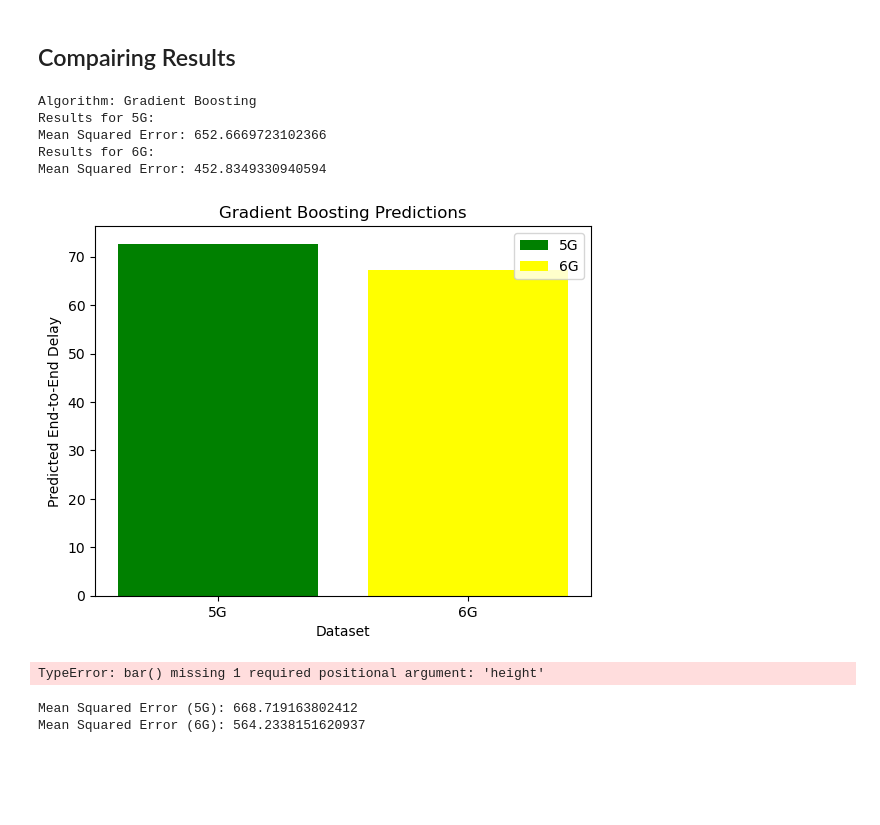
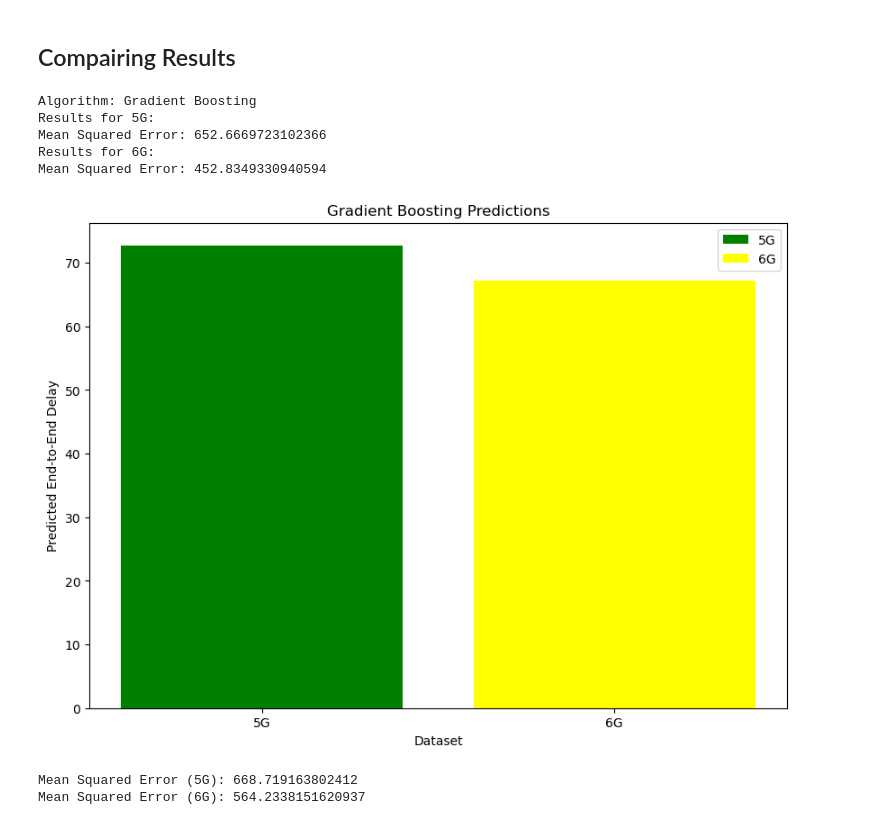
Before and after one commit to logicalNil/5g6gComparision, a Jupyter notebook: Implementation.ipynb, the cells around one changed output. Cells and saved outputs as stored; diff of their text form; code cells hidden in the pictures; blank space fills up the shorter version.

```diff
--- a/Implementation.ipynb
+++ b/Implementation.ipynb
@@ -145,34 +145,31 @@ for name, result in results.items():
 # %%
 # Step 5: Compare the results
 for name, result in results.items():
     print(f"Algorithm: {name}")
     print("Results for 5G:")
     # Print evaluation metrics for 5G dataset
     print_evaluation_metrics(*result['5G'])
     print("Results for 6G:")
     # Print evaluation metrics for 6G dataset
     print_evaluation_metrics(*result['6G'])
     print()
 
     # Step 6: Generate bar graph for each algorithm
-    fig, ax = plt.subplots()
+    fig, ax = plt.subplots(figsize=(10, 7))
     ax.bar('5G', result['5G'][1], color='green', label='5G')
     ax.bar('6G', result['6G'][1], color='yellow', label='6G')
     ax.set_xlabel('Dataset')
     ax.set_ylabel('Predicted End-to-End Delay')
     ax.set_title(f"{name} Predictions")
     ax.legend()
     plt.show()
-    labels = ['5G', '6G']
-    plt.bar(labels, )
 # %% [output]
 Algorithm: Gradient Boosting
 Results for 5G:
 Mean Squared Error: 652.6669723102366
 Results for 6G:
 Mean Squared Error: 452.8349330940594
-[figure, old version]
+[figure, new version]
-TypeError: bar() missing 1 required positional argument: 'height'
 # %%
 from sklearn.linear_model import LinearRegression
 from sklearn.metrics import mean_squared_error
```
